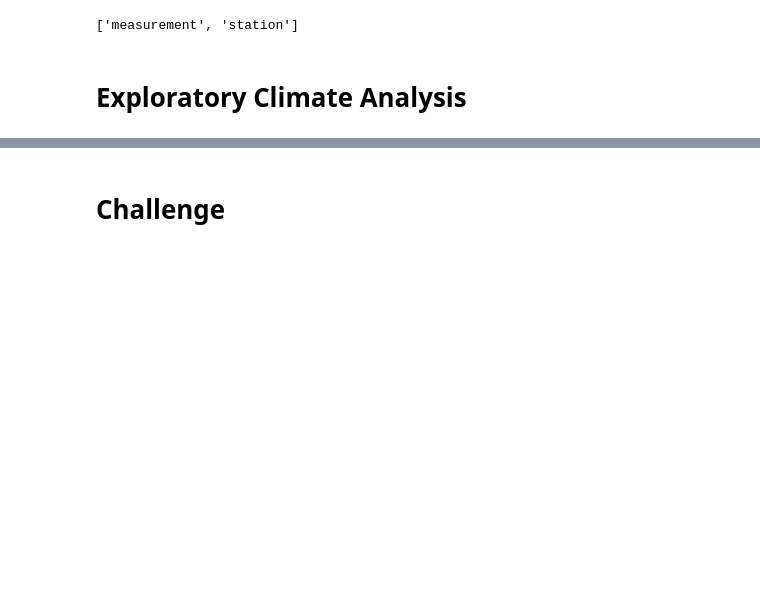
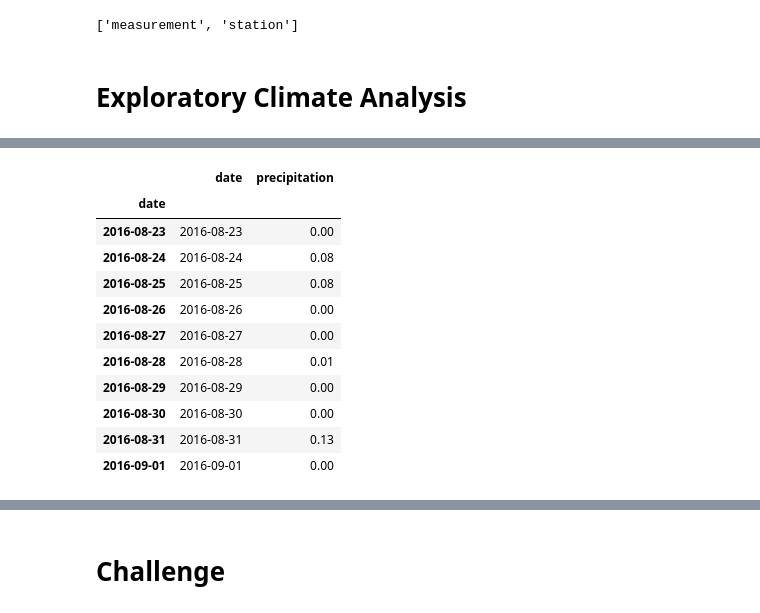
Before and after one commit to adavisfoy/Surfs_Up, a Jupyter notebook: climate_analysis.ipynb, the cells around one changed output, grey strips where cells are left out. Saved outputs shown, nothing was run; the diff lists cells and outputs as text; code cells hidden in the pictures; blank space fills up the shorter version.

```diff
--- a/climate_analysis.ipynb
+++ b/climate_analysis.ipynb
@@ -46,14 +46,8 @@ session = Session(engine)
 # Exploratory Climate Analysis
 # %%
 # Design a query to retrieve the last 12 months of precipitation data and plot the results.
-#Starting from the last data point in the database.
+# Starting from the last data point in the database.
 
 # Calculate the date one year from the last date in data set.
-
-# Perform a query to retrieve the data and precipitation scores
-
-# Save the query results as a Pandas DataFrame and set the index to the date column
-
-# Sort the dataframe by date
-
-# Use Pandas Plotting with Matplotlib to plot the data
+# dt.timedelta() function to trace back a certain # of days - 365 in this case
+prev_year = dt.date(2017, 8, 23) - dt.timedelta(days=365)
@@ -59,0 +81,17 @@ session = Session(engine)
+# %%
+# set the index to the date column, but use same dataframe by using inplace=True
+df.set_index(df['date'], inplace=True)
+df.head(10)
+# %% [output]
+|  | date | precipitation |
+| date |  |  |
+| 2016-08-23 | 2016-08-23 | 0.00 |
+| 2016-08-24 | 2016-08-24 | 0.08 |
+| 2016-08-25 | 2016-08-25 | 0.08 |
+| 2016-08-26 | 2016-08-26 | 0.00 |
+| 2016-08-27 | 2016-08-27 | 0.00 |
+| 2016-08-28 | 2016-08-28 | 0.01 |
+| 2016-08-29 | 2016-08-29 | 0.00 |
+| 2016-08-30 | 2016-08-30 | 0.00 |
+| 2016-08-31 | 2016-08-31 | 0.13 |
+| 2016-09-01 | 2016-09-01 | 0.00 |
```
Also changed, not shown: parts of 6 cells of this notebook.
